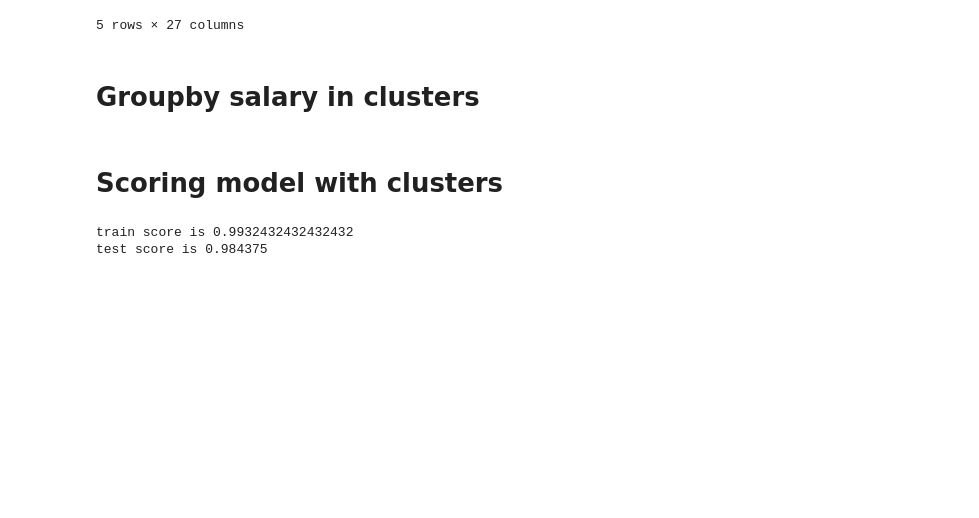
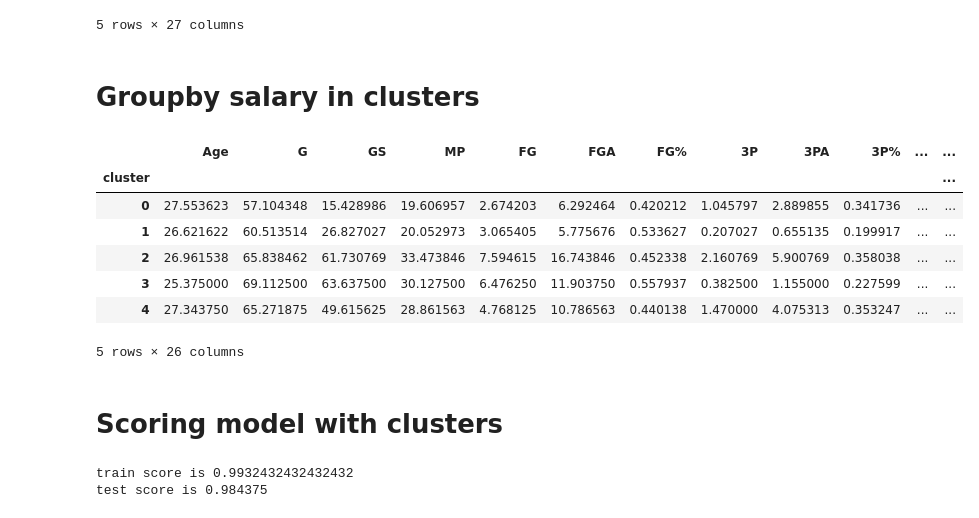
Before and after one commit to dkeyer/NBA_salary_predictor, a Jupyter notebook: Capstone_Classification.ipynb, the cells around one changed output. Saved outputs shown, nothing was run; the diff lists cells and outputs as text; code cells hidden in the pictures; blank space fills up the shorter version.

```diff
--- a/Capstone_Classification.ipynb
+++ b/Capstone_Classification.ipynb
@@ -781,3 +785,15 @@ thirteen_to_seventeen_with_sal.head()
 5 rows × 27 columns
 # %% [markdown]
 # Groupby salary in clusters
+# %%
+sixteen_to_twenty_with_sal.groupby('cluster').mean()
+#players in this cluster salaries
+# %% [output]
+|  | Age | G | GS | MP | FG | FGA | FG% | 3P | 3PA | 3P% | ... | ... |
+| cluster |  |  |  |  |  |  |  |  |  |  |  | ... |
+| 0 | 27.553623 | 57.104348 | 15.428986 | 19.606957 | 2.674203 | 6.292464 | 0.420212 | 1.045797 | 2.889855 | 0.341736 | ... | ... |
+| 1 | 26.621622 | 60.513514 | 26.827027 | 20.052973 | 3.065405 | 5.775676 | 0.533627 | 0.207027 | 0.655135 | 0.199917 | ... | ... |
+| 2 | 26.961538 | 65.838462 | 61.730769 | 33.473846 | 7.594615 | 16.743846 | 0.452338 | 2.160769 | 5.900769 | 0.358038 | ... | ... |
+| 3 | 25.375000 | 69.112500 | 63.637500 | 30.127500 | 6.476250 | 11.903750 | 0.557937 | 0.382500 | 1.155000 | 0.227599 | ... | ... |
+| 4 | 27.343750 | 65.271875 | 49.615625 | 28.861563 | 4.768125 | 10.786563 | 0.440138 | 1.470000 | 4.075313 | 0.353247 | ... | ... |
+5 rows × 26 columns
```
Also changed, not shown: parts of 6 cells of this notebook.
